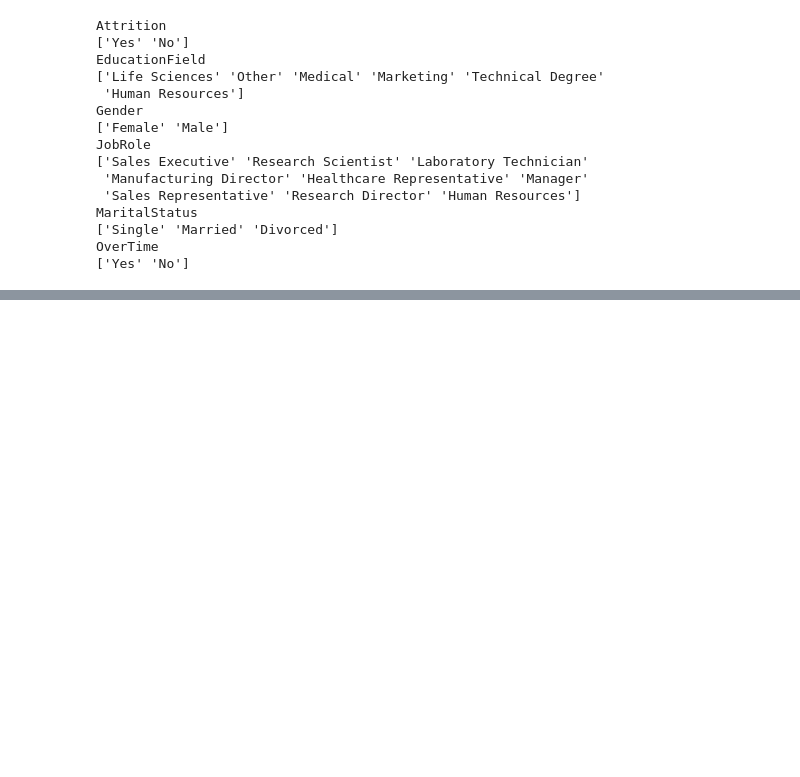
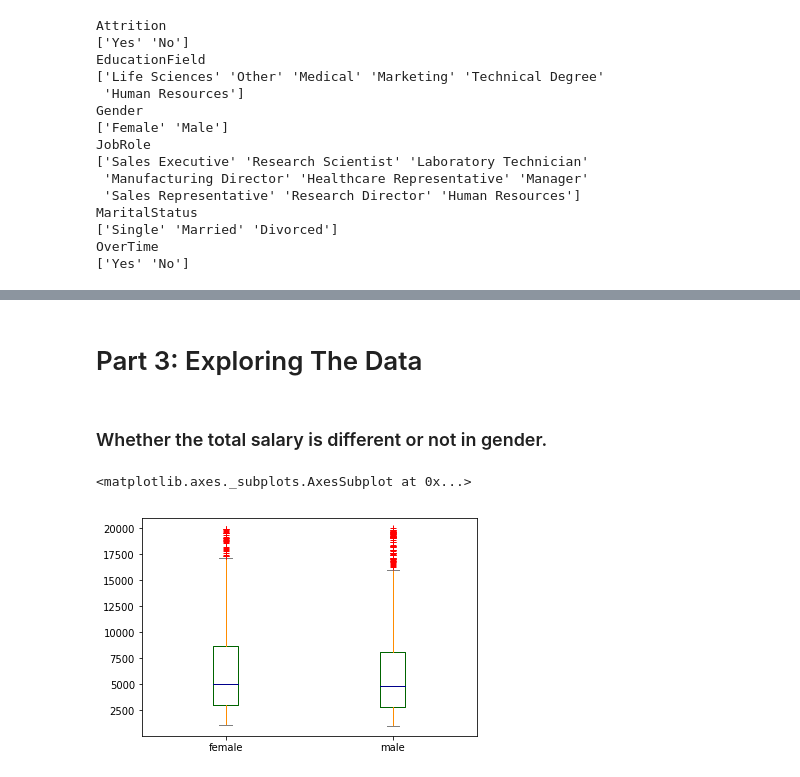
Before and after one commit to A0CiE/cogs108Project, a Jupyter notebook: project.ipynb, the cells around one changed output, grey strips where cells are left out. Saved outputs shown, nothing was run; the diff lists cells and outputs as text; code cells hidden in the pictures; blank space fills up the shorter version.

Commit message:
data exploring

```diff
--- a/project.ipynb
+++ b/project.ipynb
@@ -200,0 +383,4 @@ fig = scatter_matrix(ibm_num_core_df)
+# %%
+ibm_core_df_columns = list(set(ibm_category_df.columns) | set(ibm_num_core_df1.columns))
+ibm_core_df = ibm_df[ibm_core_df_columns]
+ibm_core_df.dtypes
@@ -200,0 +401,12 @@ fig = scatter_matrix(ibm_num_core_df)
+# %% [markdown]
+# Part 3: Exploring The Data
+# %% [markdown]
+### Whether the total salary is different or not in gender.
+# %%
+df = pd.DataFrame({'male' : ibm_core_df[ibm_core_df['Gender'] == 'Male'].MonthlyIncome, \
+                   'female' : ibm_core_df[ibm_core_df['Gender'] == 'Female'].MonthlyIncome})
+color = dict(boxes='DarkGreen', whiskers='DarkOrange',medians='DarkBlue', caps='Gray')
+df.plot.box(color=color, sym='r+')
+# %% [output]
+<matplotlib.axes._subplots.AxesSubplot at 0x...>
+[figure, added]
```
Also changed, not shown: parts of 28 cells of this notebook.
